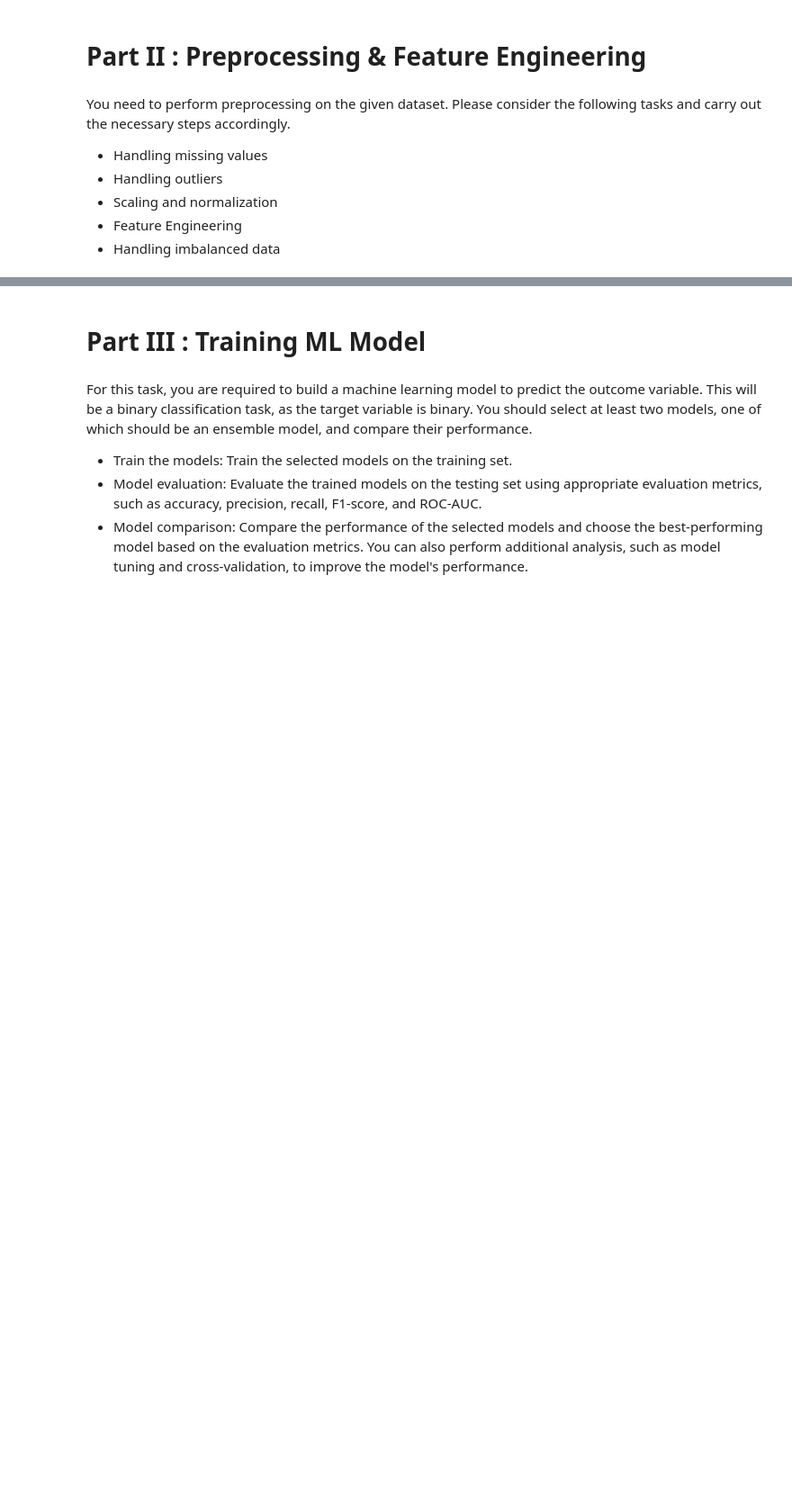
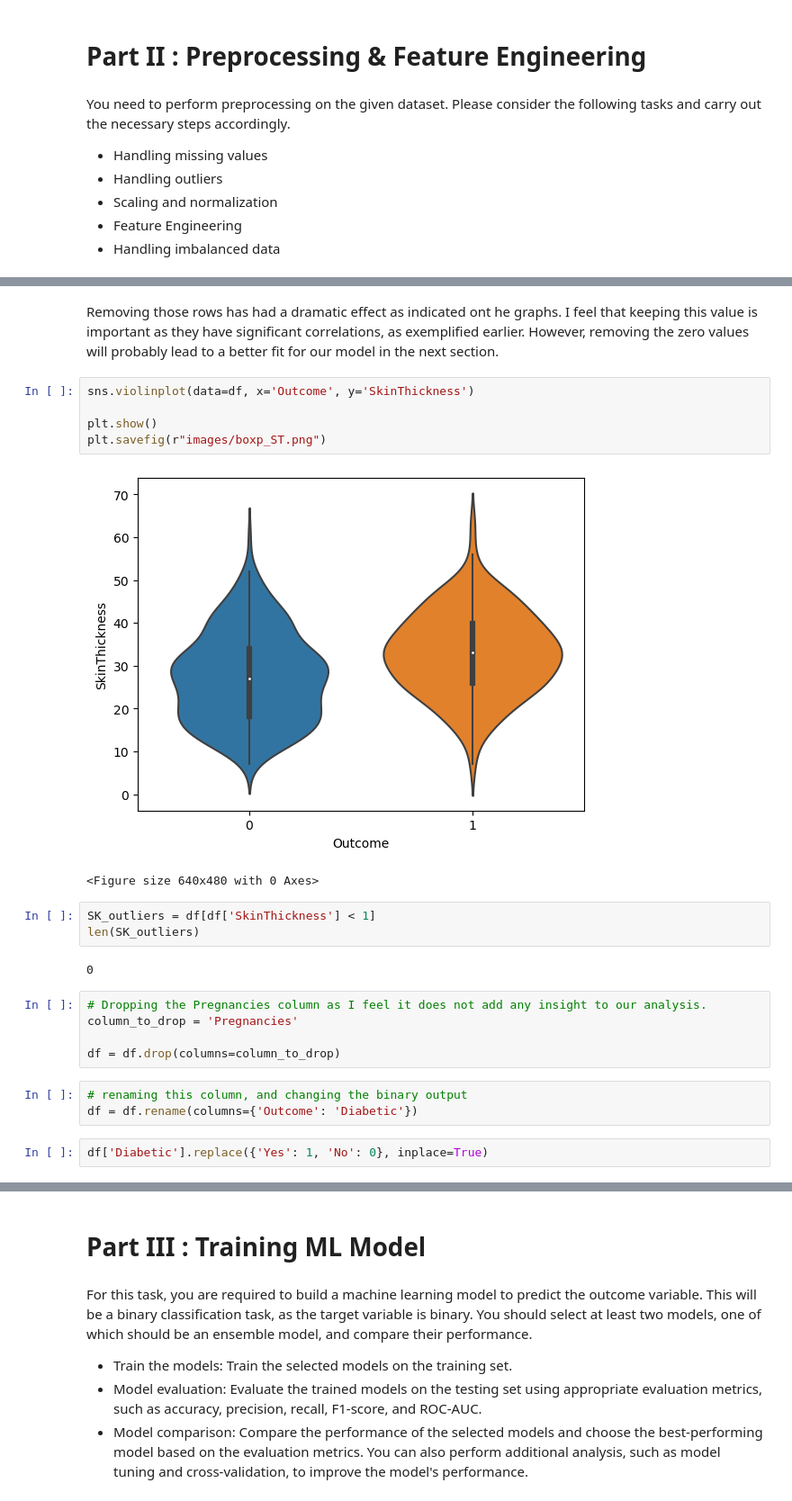
Before and after one commit to RRPharaoh/ml-project-supervised-learning, a Jupyter notebook: Supervised Learning - Project.ipynb, the cells around one changed output, grey strips where cells are left out. Shown at 90% size. Cells and saved outputs as stored; diff of their text form; blank space fills up the shorter version.

```diff
--- a/Supervised Learning - Project.ipynb
+++ b/Supervised Learning - Project.ipynb
@@ -172,0 +280,25 @@ You need to perform preprocessing on the given dataset. Please consider the foll
+# %% [markdown]
+Removing those rows has had a dramatic effect as indicated ont he graphs. I feel that keeping this value is important as they have significant correlations, as exemplified earlier. However, removing the zero values will probably lead to a better fit for our model in the next section.
+# %%
+sns.violinplot(data=df, x='Outcome', y='SkinThickness')
+
+plt.show()
+plt.savefig(r"images/boxp_ST.png")
+# %% [output]
+[figure, added]
+<Figure size 640x480 with 0 Axes>
+# %%
+SK_outliers = df[df['SkinThickness'] < 1]
+len(SK_outliers)
+# %% [output]
+0
+# %%
+# Dropping the Pregnancies column as I feel it does not add any insight to our analysis.
+column_to_drop = 'Pregnancies'
+
+df = df.drop(columns=column_to_drop)
+# %%
+# renaming this column, and changing the binary output
+df = df.rename(columns={'Outcome': 'Diabetic'})
+# %%
+df['Diabetic'].replace({'Yes': 1, 'No': 0}, inplace=True)
```
Also changed, not shown: parts of 20 cells of this notebook, 4 other files.
